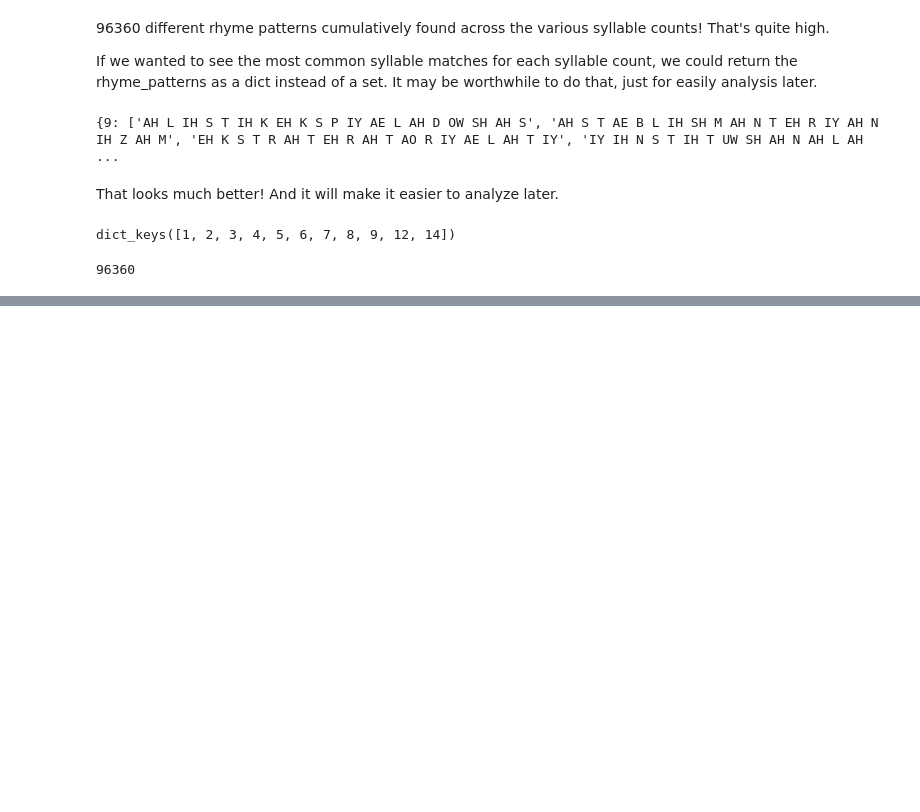
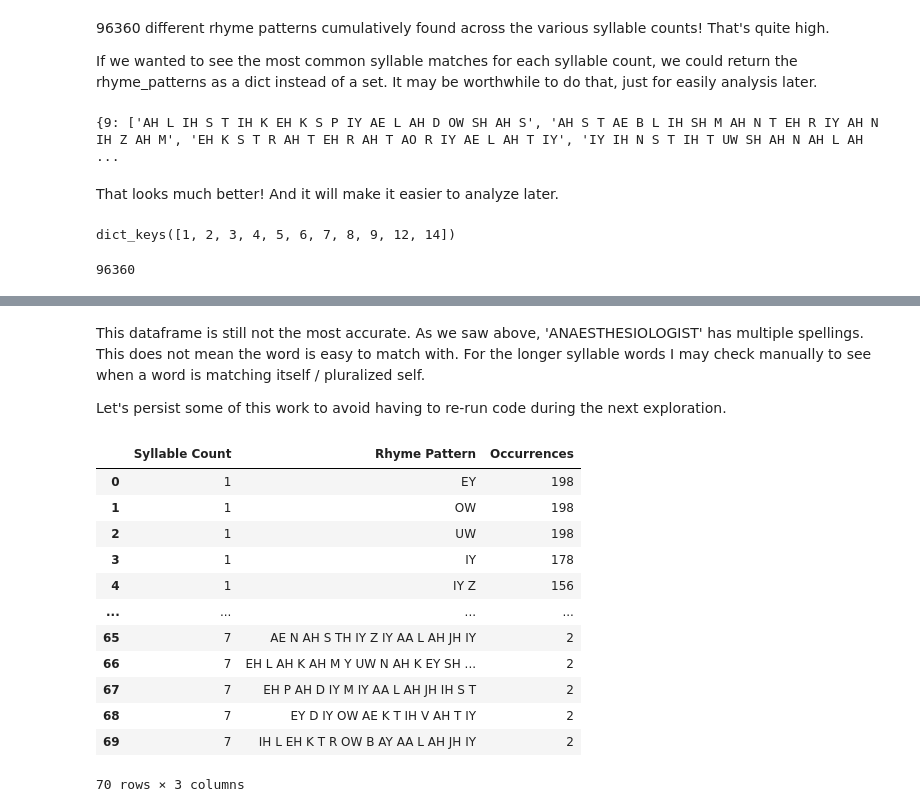
Before and after one commit to Nicholas-Nilson/Poetry-and-Lyric-Helper, a Jupyter notebook: Words Database Exploration.ipynb, the cells around one changed output, grey strips where cells are left out. Drawn from its saved outputs; the diff is of its cells as text; code cells hidden in the pictures; blank space fills up the shorter version.

Commit message:
further exploration on the way to putting together 'About' page

```diff
--- a/Words Database Exploration.ipynb
+++ b/Words Database Exploration.ipynb
@@ -419,0 +548,4 @@ dict_keys([1, 2, 3, 4, 5, 6, 7, 8, 9, 12, 14])
+# %%
+# we know the occurrences with 0s & 1s are either not found or matching themselves. so let's drop those rows.
+
+exact_top_ten_df = exact_top_ten_df[exact_top_ten_df['Occurrences'] > 1]
@@ -419,0 +562,27 @@ dict_keys([1, 2, 3, 4, 5, 6, 7, 8, 9, 12, 14])
+# %% [markdown]
+This dataframe is still not the most accurate. As we saw above, 'ANAESTHESIOLOGIST' has multiple spellings. This does not mean the word is easy to match with. For the longer syllable words I may check manually to see when a word is matching itself / pluralized self.
+
+Let's persist some of this work to avoid having to re-run code during the next exploration.
+# %%
+import pickle
+
+with open(r"Exploration/exactTopTen.pickle", 'wb') as f:
+    pickle.dump(exact_top_ten_df, f)
+# %%
+with open(r"Exploration/exactTopTen.pickle", "rb") as f:
+    test_pickle = pickle.load(f)
+test_pickle
+# %% [output]
+|  | Syllable Count | Rhyme Pattern | Occurrences |
+| 0 | 1 | EY | 198 |
+| 1 | 1 | OW | 198 |
+| 2 | 1 | UW | 198 |
+| 3 | 1 | IY | 178 |
+| 4 | 1 | IY Z | 156 |
+| ... | ... | ... | ... |
+| 65 | 7 | AE N AH S TH IY Z IY AA L AH JH IY | 2 |
+| 66 | 7 | EH L AH K AH M Y UW N AH K EY SH ... | 2 |
+| 67 | 7 | EH P AH D IY M IY AA L AH JH IH S T | 2 |
+| 68 | 7 | EY D IY OW AE K T IH V AH T IY | 2 |
+| 69 | 7 | IH L EH K T R OW B AY AA L AH JH IY | 2 |
+70 rows × 3 columns
```
Also changed, not shown: parts of 17 cells of this notebook, 4 other files.
